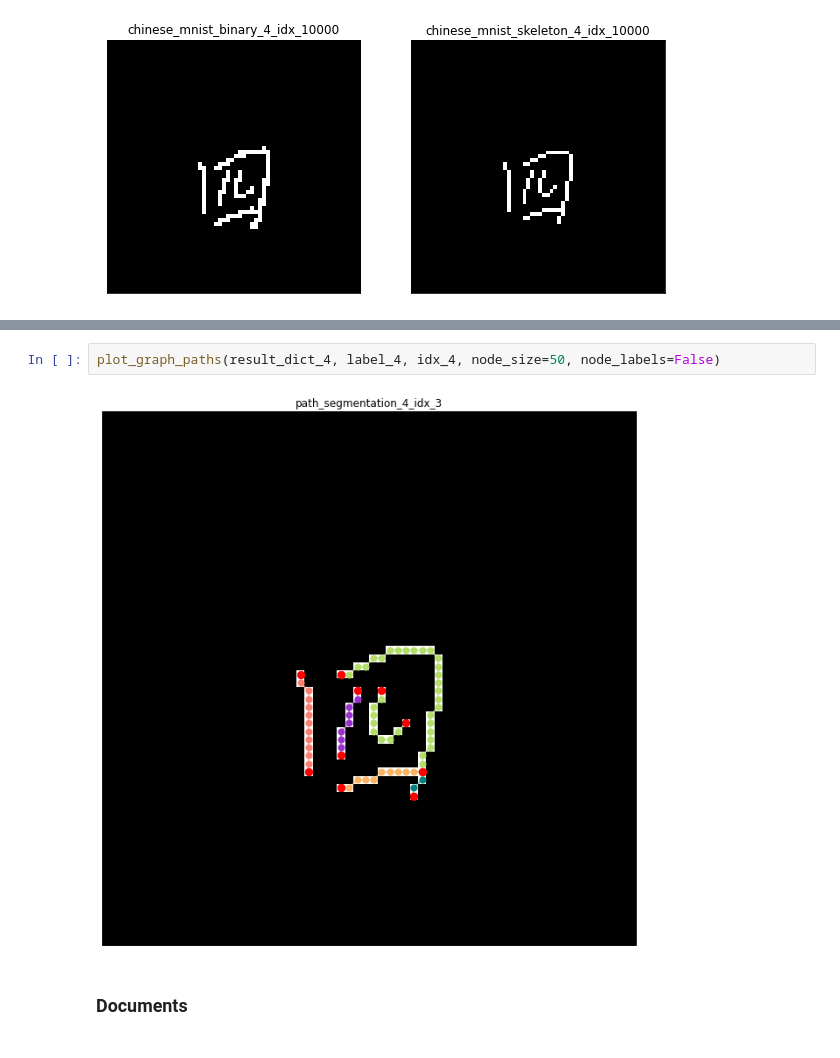
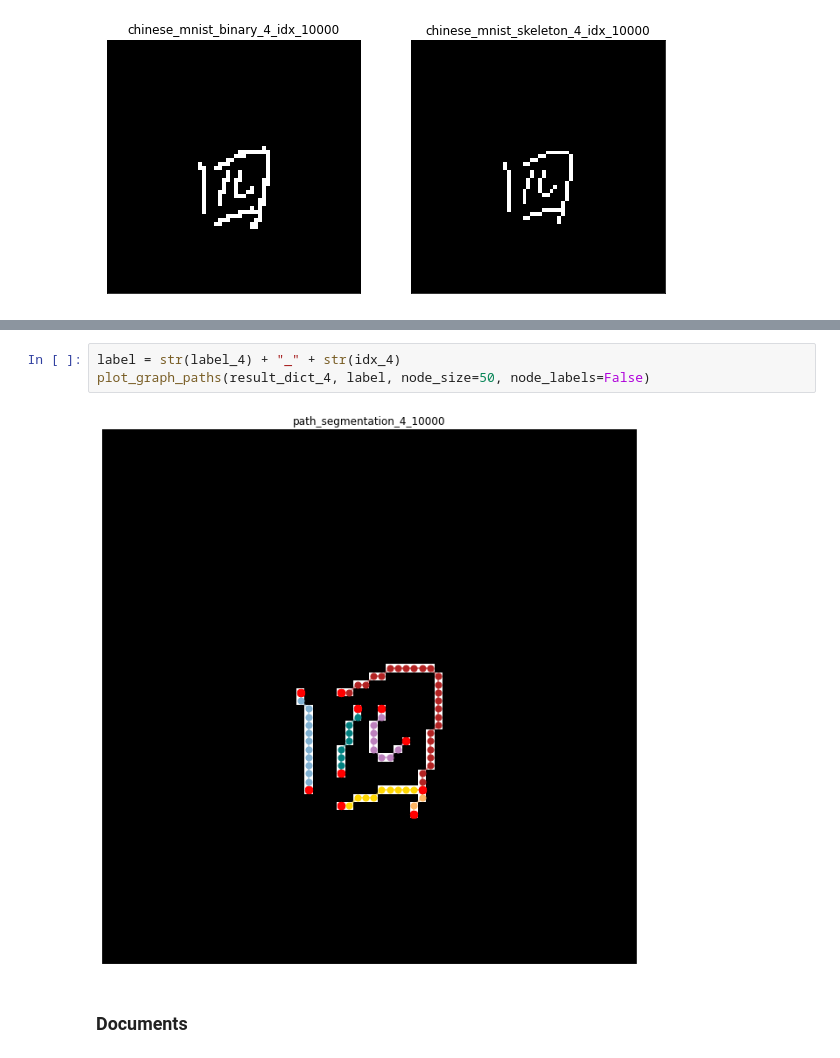
Before and after one commit to GeoAIR-lab/TGGLinesPlus, a Jupyter notebook: notebooks/3_TGGLinesPlus_domain_examples.ipynb, the cells around one changed output, grey strips where cells are left out. Drawn from its saved outputs; the diff is of its cells as text.

```diff
--- a/notebooks/3_TGGLinesPlus_domain_examples.ipynb
+++ b/notebooks/3_TGGLinesPlus_domain_examples.ipynb
@@ -205,7 +203,8 @@ Time to run: 0.00902s
 # %%
-plot_graph_paths(result_dict_4, label_4, idx_4, node_size=50, node_labels=False)
+label = str(label_4) + "_" + str(idx_4)
+plot_graph_paths(result_dict_4, label, node_size=50, node_labels=False)
 # %% [output]
-[figure, old version]
+[figure, new version]
 # %% [markdown]
 ### Documents
 # %%
```
Also changed, not shown: parts of 54 cells of this notebook, 3 other files.
